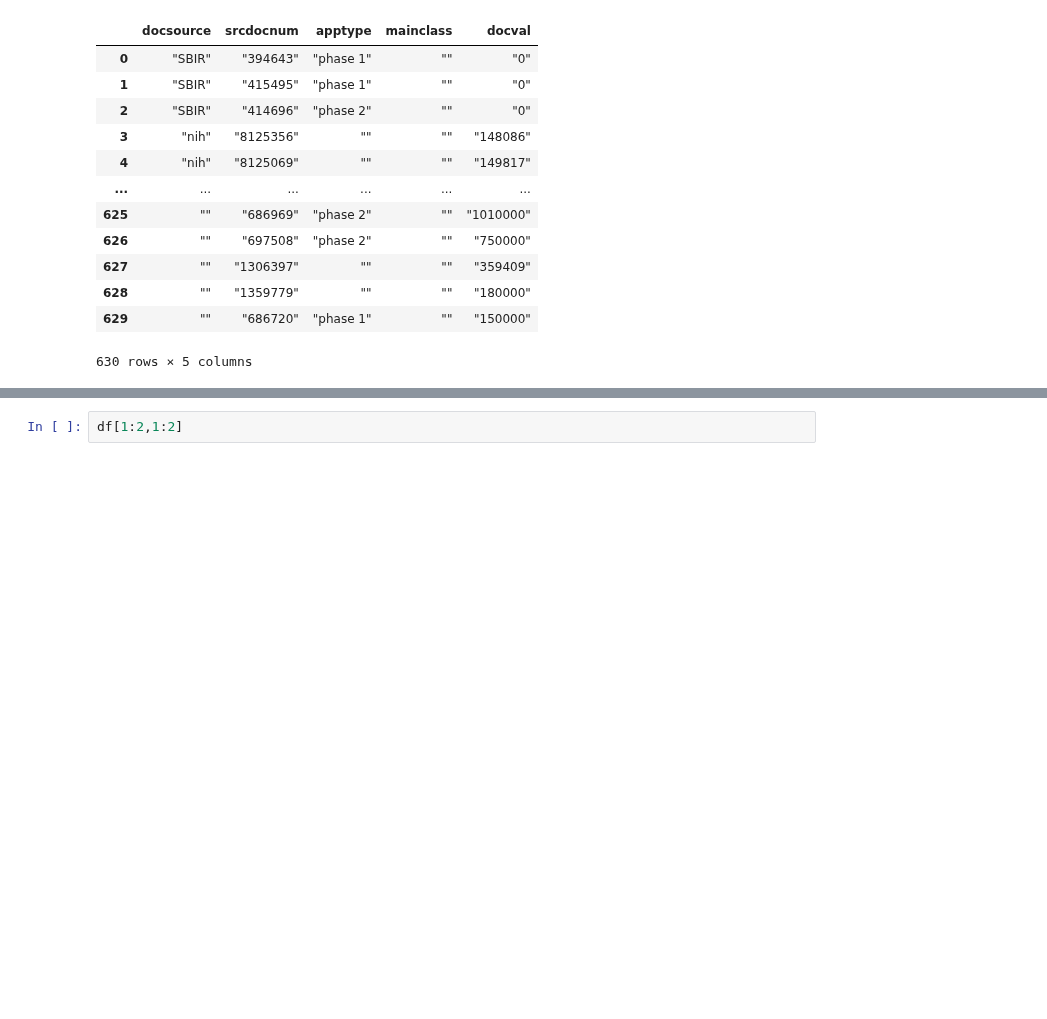
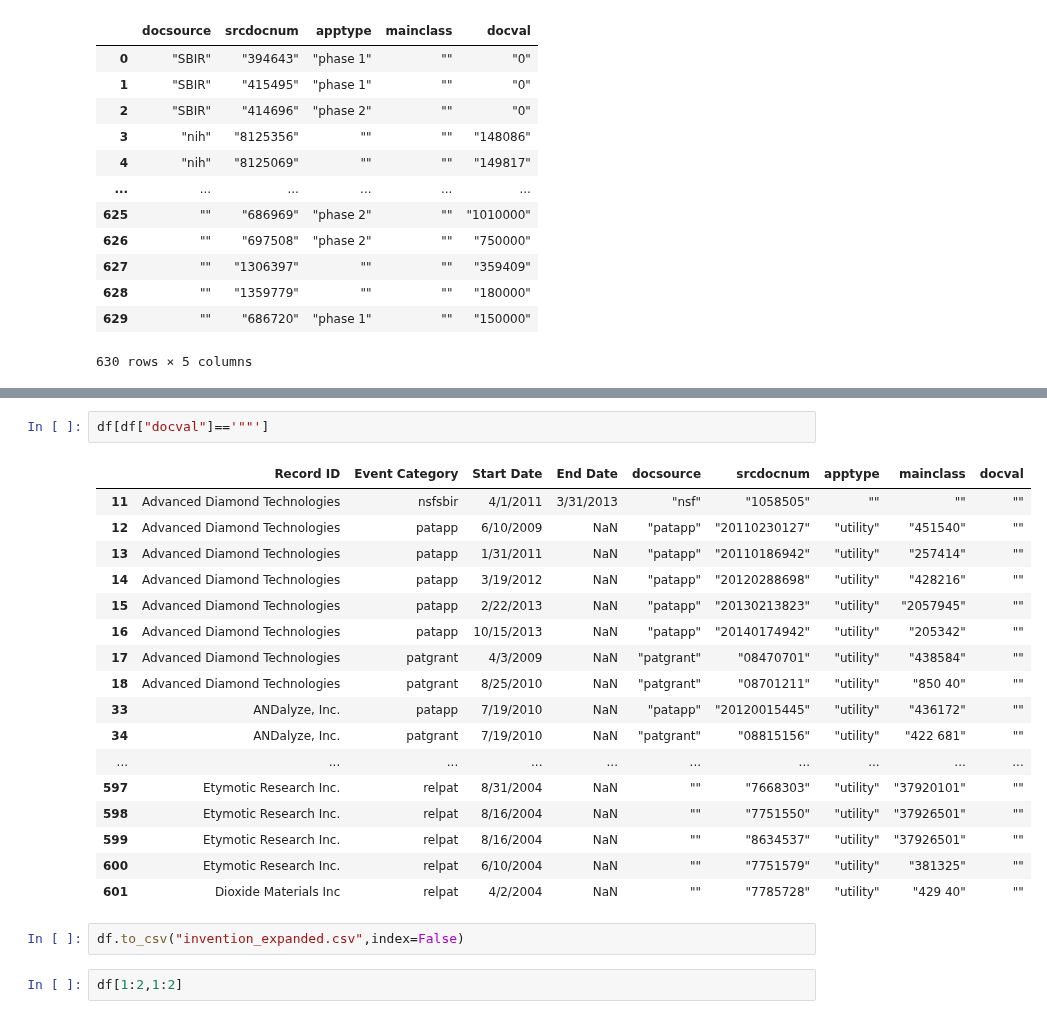
Before and after one commit to hdi-umd/SequenceSummary, a Jupyter notebook: datasets/Invention Trajectories/Invention trajectories.ipynb, the cells around one changed output, grey strips where cells are left out. Cells and saved outputs as stored; diff of their text form; blank space fills up the shorter version.

```diff
--- a/datasets/Invention Trajectories/Invention trajectories.ipynb
+++ b/datasets/Invention Trajectories/Invention trajectories.ipynb
@@ -49,3 +142,25 @@ df.iloc[:,4:].apply(lambda y: [x[1] for x in y.str.split("=")])
+# %%
+df[df["docval"]=='""']
+# %% [output]
+|  | Record ID | Event Category | Start Date | End Date | docsource | srcdocnum | apptype | mainclass | docval |
+| 11 | Advanced Diamond Technologies | nsfsbir | 4/1/2011 | 3/31/2013 | "nsf" | "1058505" | "" | "" | "" |
+| 12 | Advanced Diamond Technologies | patapp | 6/10/2009 | NaN | "patapp" | "20110230127" | "utility" | "451540" | "" |
+| 13 | Advanced Diamond Technologies | patapp | 1/31/2011 | NaN | "patapp" | "20110186942" | "utility" | "257414" | "" |
+| 14 | Advanced Diamond Technologies | patapp | 3/19/2012 | NaN | "patapp" | "20120288698" | "utility" | "428216" | "" |
+| 15 | Advanced Diamond Technologies | patapp | 2/22/2013 | NaN | "patapp" | "20130213823" | "utility" | "2057945" | "" |
+| 16 | Advanced Diamond Technologies | patapp | 10/15/2013 | NaN | "patapp" | "20140174942" | "utility" | "205342" | "" |
+| 17 | Advanced Diamond Technologies | patgrant | 4/3/2009 | NaN | "patgrant" | "08470701" | "utility" | "438584" | "" |
+| 18 | Advanced Diamond Technologies | patgrant | 8/25/2010 | NaN | "patgrant" | "08701211" | "utility" | "850 40" | "" |
+| 33 | ANDalyze, Inc. | patapp | 7/19/2010 | NaN | "patapp" | "20120015445" | "utility" | "436172" | "" |
+| 34 | ANDalyze, Inc. | patgrant | 7/19/2010 | NaN | "patgrant" | "08815156" | "utility" | "422 681" | "" |
+| ... | ... | ... | ... | ... | ... | ... | ... | ... | ... |
+| 597 | Etymotic Research Inc. | relpat | 8/31/2004 | NaN | "" | "7668303" | "utility" | "37920101" | "" |
+| 598 | Etymotic Research Inc. | relpat | 8/16/2004 | NaN | "" | "7751550" | "utility" | "37926501" | "" |
+| 599 | Etymotic Research Inc. | relpat | 8/16/2004 | NaN | "" | "8634537" | "utility" | "37926501" | "" |
+| 600 | Etymotic Research Inc. | relpat | 6/10/2004 | NaN | "" | "7751579" | "utility" | "381325" | "" |
+| 601 | Dioxide Materials Inc | relpat | 4/2/2004 | NaN | "" | "7785728" | "utility" | "429 40" | "" |
+# %%
+df.to_csv("invention_expanded.csv",index=False)
 # %%
 df[1:2,1:2]
 # %% [output]
```
Also changed, not shown: parts of 9 cells of this notebook, 1 other file.
